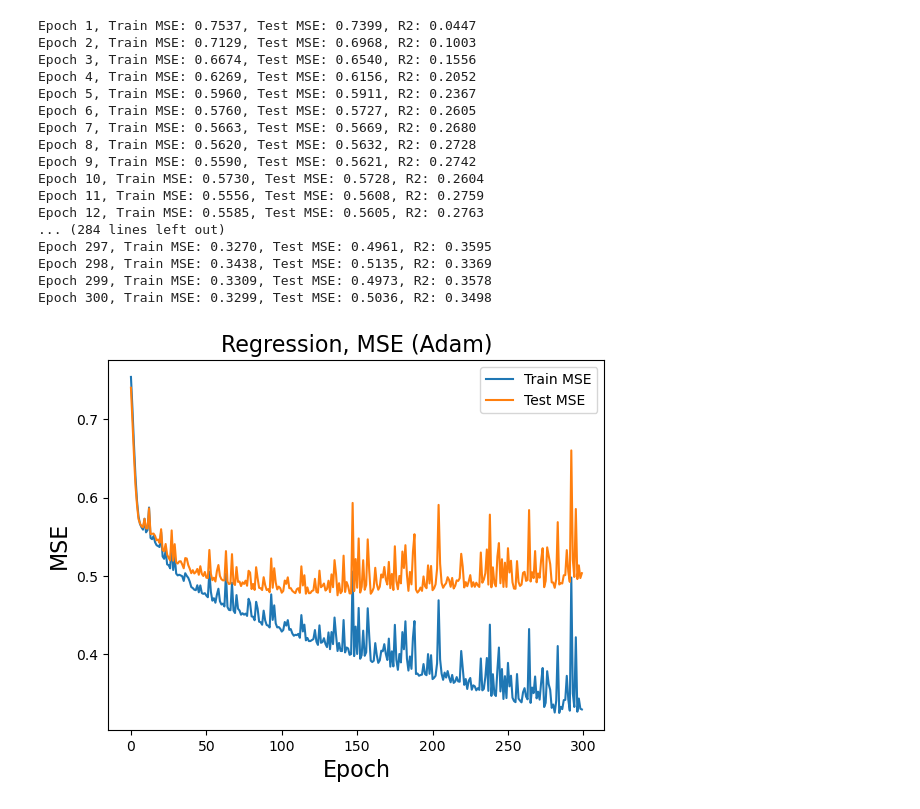
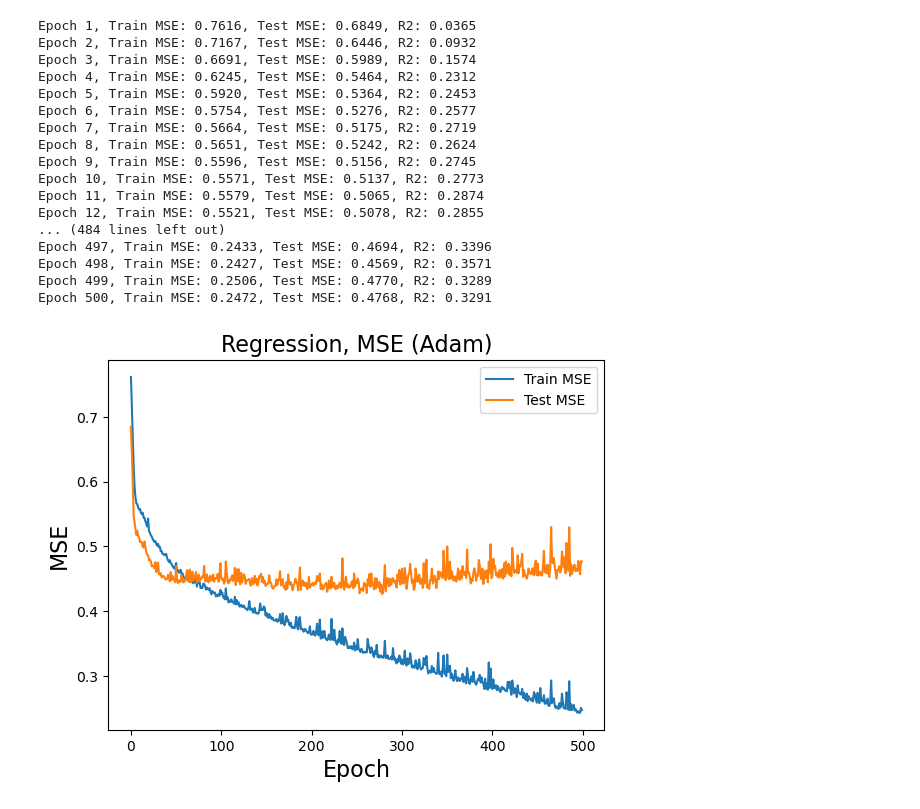
Before and after one commit to ViktorNanotech/FYS-STK4155-Project3, a Jupyter notebook: Code/Regression_Wine.ipynb, the cells around one changed output. Saved outputs shown, nothing was run; the diff lists cells and outputs as text; code cells hidden in the pictures.

```diff
--- a/Code/Regression_Wine.ipynb
+++ b/Code/Regression_Wine.ipynb
@@ -19,8 +19,8 @@ X = data.drop('quality', axis=1).values
 y = data['quality'].values.astype(float)           # regression target
 
 # Then, we preprocess the data so its ready for training:
-
-x_train, x_test, y_train_cls, y_test_cls = train_test_split(X, y, test_size=0.2, random_state=42)
+test_size=200/4898
+x_train, x_test, y_train_cls, y_test_cls = train_test_split(X, y, test_size=200/4898, random_state=42)#test_size=0.2
 
 y_train = y_train_cls # One version for XGBoost, One for NN
 y_test = y_test_cls
@@ -77,7 +77,7 @@ y_test  = y_test_cls.copy()
 xgbr = xgb.XGBRegressor(
     n_estimators=500,
     learning_rate=0.05,
-    max_depth=6,
+    max_depth=7,
     subsample=0.8,
     random_state=42,
     eval_metric=["rmse"]
@@ -255,15 +255,6 @@ def create_optimizer(optimizer_name="adam", lr=0.001):
             "t": 0,
             "m": [],   #(m_W, m_b) for each layer
             "v": []    #(v_W, v_b) for each layer
-        }
-
-    elif optimizer_name == "rmsprop":
-        return {
-            "name": "rmsprop",
-            "lr": lr,
-            "beta": 0.99,
-            "epsilon": 1e-8,
-            "v": []
         }
 
 def update_parameters(layers, grads, optimizer_config, t=None):
@@ -333,7 +324,7 @@ activation_ders = [sigmoid_der, sigmoid_der, sigmoid_der, lambda x: np.ones_like
 
 layer_output_sizes = [128, 64, 32, 1]
 learning_rate = 0.01
-epochs = 300
+epochs = 500
 train_batch_size = 100  # Add mini-batching
 
 layers = create_layers_batch(network_input_size, layer_output_sizes)
@@ -369,48 +360,48 @@ def train_network(x_train, x_test, y_train, y_test, layers, activation_funcs, ac
         train_mse = mse(train_pred, y_train)
         test_mse = mse(test_pred, y_test)
         train_MSE.append(train_mse)
         test_MSE.append(test_mse)
         r2 = 1 - test_mse / np.var(y_test)
         R.append(r2)
         print(f"Epoch {epoch+1}, Train MSE: {train_mse:.4f}, Test MSE: {test_mse:.4f}, R2: {r2:.4f}") #Inspect while training
 
 
     # Plot MSE
     plt.plot(train_MSE, label='Train MSE')
     plt.plot(test_MSE, label='Test MSE')
     plt.title('Regression, MSE (Adam)', fontsize = 16)
     plt.xlabel('Epoch', fontsize = 16)
     plt.ylabel('MSE', fontsize = 16)
     plt.legend()
     plt.show()
 
     # Plot R2
     plt.plot(R, label='R2')
     plt.xlabel('Epoch', fontsize = 16)
     plt.ylabel('R2', fontsize = 16)
     plt.title('Regression, R2 (Adam)', fontsize = 16)
     plt.legend()
     plt.show()
 
     return layers, train_MSE, test_MSE
 
 train_network(x_train, x_test, y_train, y_test, layers, activation_funcs, activation_ders, learning_rate, epochs, train_batch_size)
 # %% [output]
-Epoch 1, Train MSE: 0.7537, Test MSE: 0.7399, R2: 0.0447
-Epoch 2, Train MSE: 0.7129, Test MSE: 0.6968, R2: 0.1003
-Epoch 3, Train MSE: 0.6674, Test MSE: 0.6540, R2: 0.1556
-Epoch 4, Train MSE: 0.6269, Test MSE: 0.6156, R2: 0.2052
-Epoch 5, Train MSE: 0.5960, Test MSE: 0.5911, R2: 0.2367
-Epoch 6, Train MSE: 0.5760, Test MSE: 0.5727, R2: 0.2605
-Epoch 7, Train MSE: 0.5663, Test MSE: 0.5669, R2: 0.2680
-Epoch 8, Train MSE: 0.5620, Test MSE: 0.5632, R2: 0.2728
-Epoch 9, Train MSE: 0.5590, Test MSE: 0.5621, R2: 0.2742
-Epoch 10, Train MSE: 0.5730, Test MSE: 0.5728, R2: 0.2604
-Epoch 11, Train MSE: 0.5556, Test MSE: 0.5608, R2: 0.2759
-Epoch 12, Train MSE: 0.5585, Test MSE: 0.5605, R2: 0.2763
-... (284 lines left out)
-Epoch 297, Train MSE: 0.3270, Test MSE: 0.4961, R2: 0.3595
-Epoch 298, Train MSE: 0.3438, Test MSE: 0.5135, R2: 0.3369
-Epoch 299, Train MSE: 0.3309, Test MSE: 0.4973, R2: 0.3578
-Epoch 300, Train MSE: 0.3299, Test MSE: 0.5036, R2: 0.3498
+Epoch 1, Train MSE: 0.7616, Test MSE: 0.6849, R2: 0.0365
+Epoch 2, Train MSE: 0.7167, Test MSE: 0.6446, R2: 0.0932
+Epoch 3, Train MSE: 0.6691, Test MSE: 0.5989, R2: 0.1574
+Epoch 4, Train MSE: 0.6245, Test MSE: 0.5464, R2: 0.2312
+Epoch 5, Train MSE: 0.5920, Test MSE: 0.5364, R2: 0.2453
+Epoch 6, Train MSE: 0.5754, Test MSE: 0.5276, R2: 0.2577
+Epoch 7, Train MSE: 0.5664, Test MSE: 0.5175, R2: 0.2719
+Epoch 8, Train MSE: 0.5651, Test MSE: 0.5242, R2: 0.2624
+Epoch 9, Train MSE: 0.5596, Test MSE: 0.5156, R2: 0.2745
+Epoch 10, Train MSE: 0.5571, Test MSE: 0.5137, R2: 0.2773
+Epoch 11, Train MSE: 0.5579, Test MSE: 0.5065, R2: 0.2874
+Epoch 12, Train MSE: 0.5521, Test MSE: 0.5078, R2: 0.2855
+... (484 lines left out)
+Epoch 497, Train MSE: 0.2433, Test MSE: 0.4694, R2: 0.3396
+Epoch 498, Train MSE: 0.2427, Test MSE: 0.4569, R2: 0.3571
+Epoch 499, Train MSE: 0.2506, Test MSE: 0.4770, R2: 0.3289
+Epoch 500, Train MSE: 0.2472, Test MSE: 0.4768, R2: 0.3291
-[figure, old version]
+[figure, new version]
```
Also changed, not shown: parts of 3 cells of this notebook, 1 other file.
